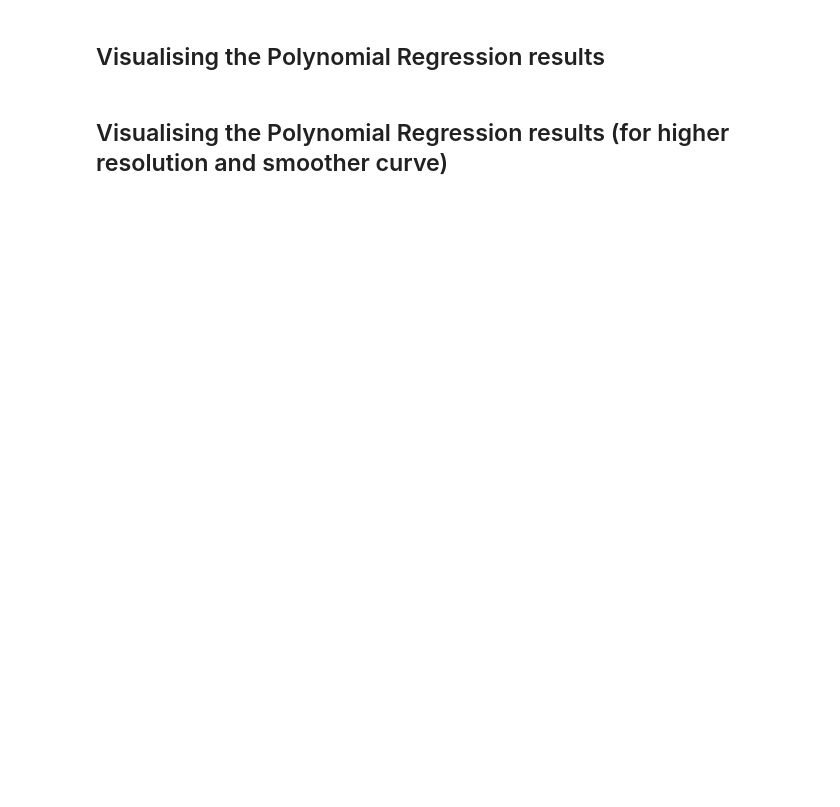
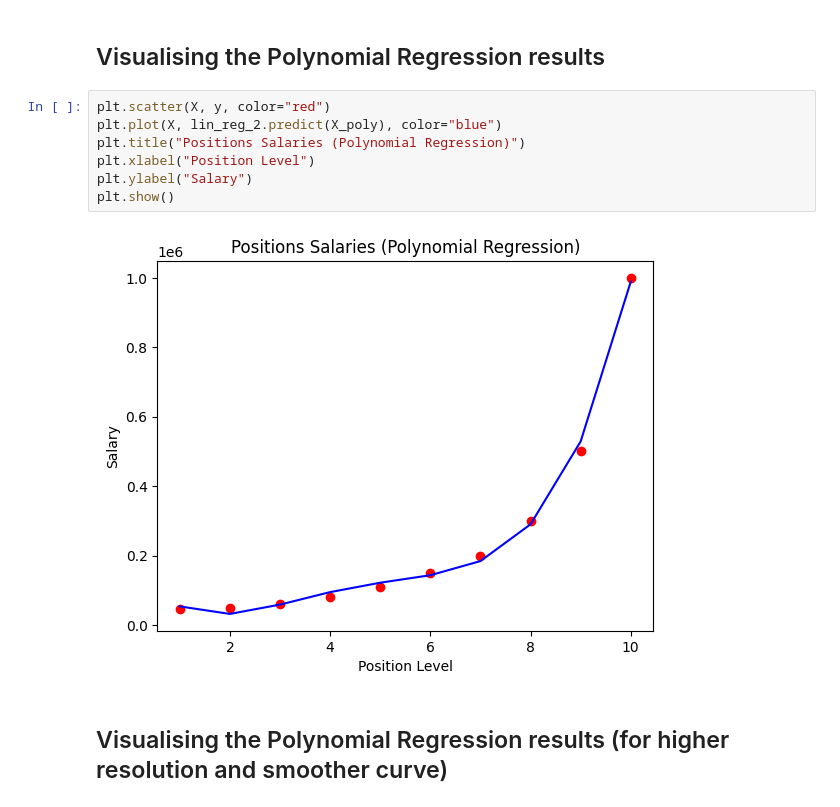
Before and after one commit to ZhuZiLiBryan/ML_atoz_learning, a Jupyter notebook: Part 2 - Regression/Section 6 - Polynomial Regression/Python/polynomial_regression.ipynb, the cells around one changed output. Saved outputs shown, nothing was run; the diff lists cells and outputs as text; blank space fills up the shorter version.

```diff
--- a/Part 2 - Regression/Section 6 - Polynomial Regression/Python/polynomial_regression.ipynb
+++ b/Part 2 - Regression/Section 6 - Polynomial Regression/Python/polynomial_regression.ipynb
@@ -37,4 +48,13 @@ lin_reg_2.fit(X_poly, y)
 # %% [markdown]
 ## Visualising the Polynomial Regression results
+# %%
+plt.scatter(X, y, color="red")
+plt.plot(X, lin_reg_2.predict(X_poly), color="blue")
+plt.title("Positions Salaries (Polynomial Regression)")
+plt.xlabel("Position Level")
+plt.ylabel("Salary")
+plt.show()
+# %% [output]
+[figure, added]
 # %% [markdown]
 ## Visualising the Polynomial Regression results (for higher resolution and smoother curve)
```
Also changed, not shown: parts of 3 cells of this notebook.
